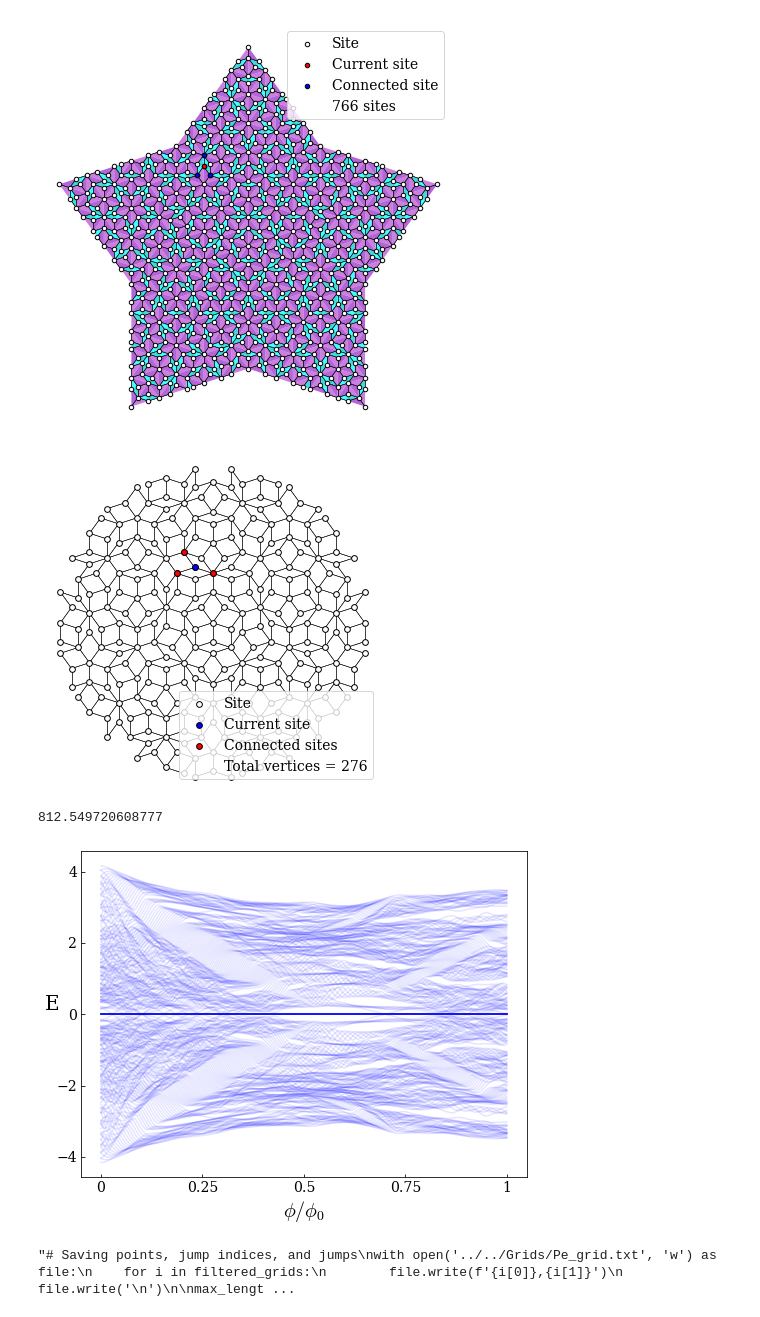
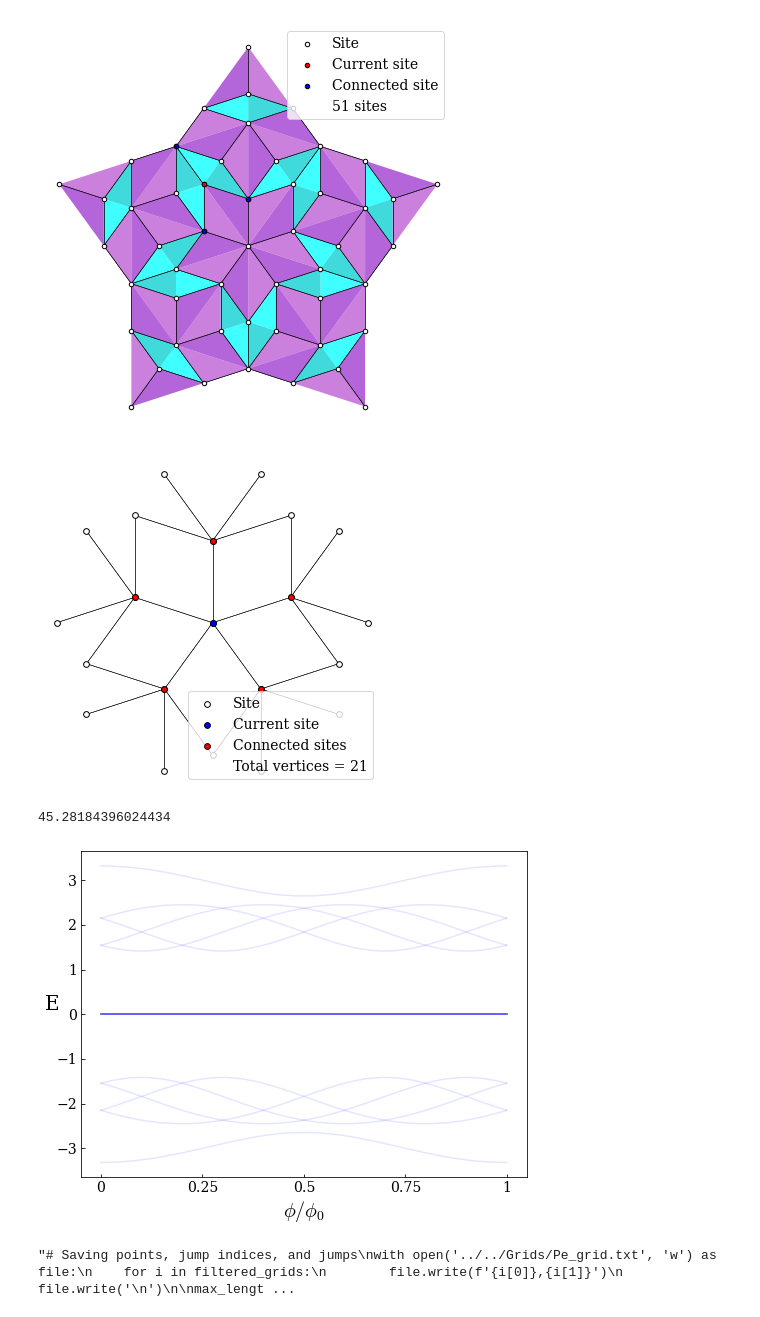
Before and after one commit to Kroghski/Bachelor, a Jupyter notebook: Code/Penrose/Penrose_tiling.ipynb, the cells around one changed output. Drawn from its saved outputs; the diff is of its cells as text; code cells hidden in the pictures.

```diff
--- a/Code/Penrose/Penrose_tiling.ipynb
+++ b/Code/Penrose/Penrose_tiling.ipynb
@@ -462,7 +462,7 @@ for i in Ps:
     ys = [y for x,y in i[0]]
     ax.fill(xs,ys, i[1])
 
-decomp_number = 5
+decomp_number = 2
 coors, cols = recur_decomp(Ps, decomp_number)
 list_of_xs = xtractor(coors, Plotting= True)
 list_of_ys = ytractor(coors, Plotting= True)
@@ -545,7 +545,7 @@ ax.axis('off')
 plt.tight_layout()
 #plt.savefig('../../Illustrations/hofstadter_P3_tiling.png')
 # %% [output]
-[figure, old version]
+[figure, new version]
 # %%
 # Now we remove star edges for test of Bott indices
 filtered_grids = [coor for coor in test_points if np.linalg.norm(coor) <= 0.75]
@@ -559,36 +559,36 @@ for i,j in zip(filtered_grids, filtered_jump_coors):
     xs = [w[0] for w in j]
     ys = [w[1] for w in j]
     for l,k in zip(xs,ys):
         ax.plot([i[0], l], [i[1], k], color= 'k', zorder= 1, linewidth= 0.5)
 
 
 # Choose index to highlight a specific vertex and its connecting points
 #ind_choice = int(len(z)*0.33)
-ind_choice = 23
+ind_choice = 3
 
 xs_jumps = [w[0] for w in filtered_jump_coors[ind_choice]]
 ys_jumps = [w[1] for w in filtered_jump_coors[ind_choice]]
 
 marker_size = 33
 
 xs = [x for x,y in filtered_grids]
 ys = [y for x,y in filtered_grids]
 
 ax.scatter(x= xs, y= ys, s= marker_size, facecolor= 'w', edgecolor= 'k', label= "Site", linewidth= 1)
 ax.scatter(x= filtered_grids[ind_choice][0], y= filtered_grids[ind_choice][1], s= marker_size, facecolor= 'b', edgecolor= 'k', label= "Current site", linewidth= 1)
 ax.scatter(x= xs_jumps, y= ys_jumps, s= marker_size, facecolor= 'r', edgecolor= 'k', label= "Connected sites", linewidth= 1)
 ax.plot([],[], linestyle= '', label= "Total vertices = {}".format(len(filtered_grids)))
 
 ax.legend(loc= 4)
 
 ax.axis('equal')
 ax.axis('off')
 
-plt.savefig('../../Illustrations/hofstadter_P3_tiling.png', bbox_inches= 'tight')
+#plt.savefig('../../Illustrations/hofstadter_P3_tiling.png', bbox_inches= 'tight')
 
 plt.show()
 # %% [output]
-[figure, old version]
+[figure, new version]
 # %%
 def Hamil_solve(grid_coor, jump_coor, jump_ind, B):
     # Define now a skeleton of the Hamiltonian
@@ -635,7 +635,7 @@ for i in bands:
 
 print(max_B)
 # %% [output]
-812.549720608777
+45.28184396024434
 # %%
 fig, ax = plt.subplots(figsize= (8,6))
 
@@ -650,7 +650,7 @@ ax.set_ylabel('E', rotation= 0)
 #plt.savefig('../../Illustrations/Penrose_bands.png', bbox_inches= 'tight')
 plt.show()
 # %% [output]
-[figure, old version]
+[figure, new version]
 # %%
 """# Saving points, jump indices, and jumps
 with open('../../Grids/Pe_grid.txt', 'w') as file:
```
Also changed, not shown: parts of 1 cell of this notebook, 1 other file.
